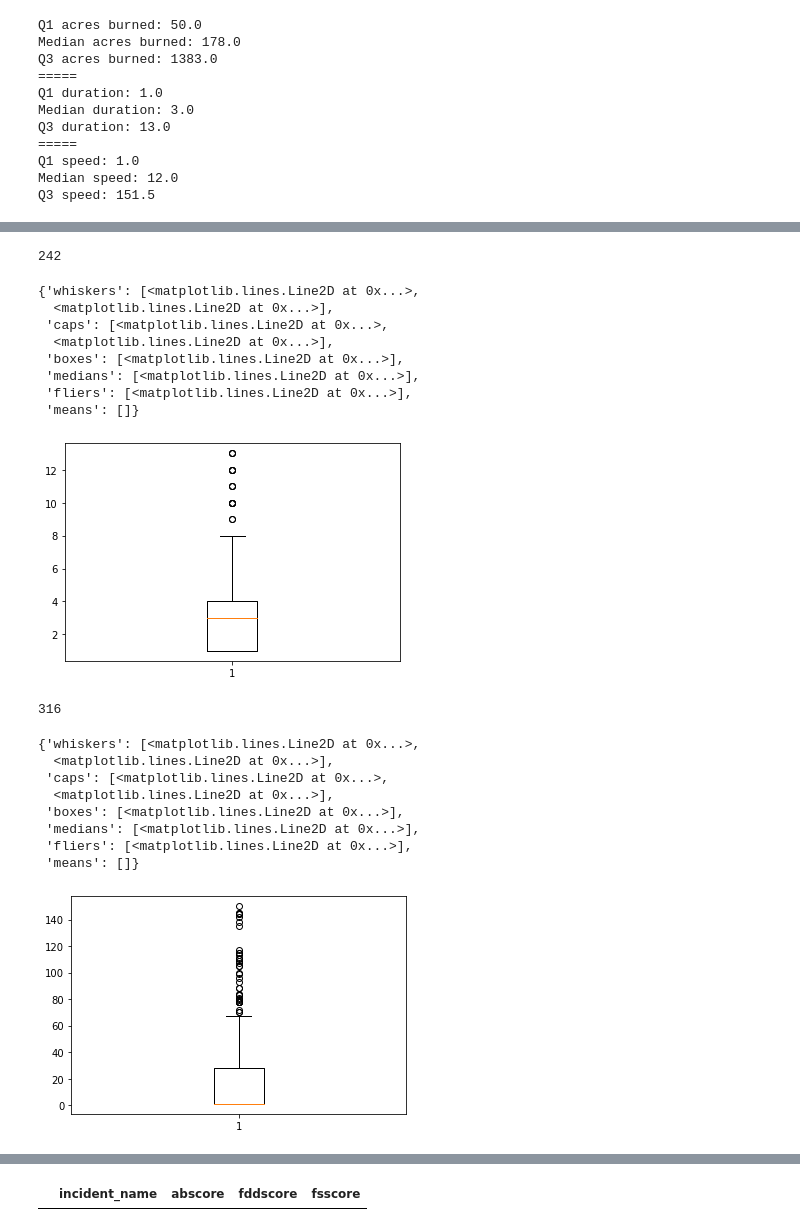
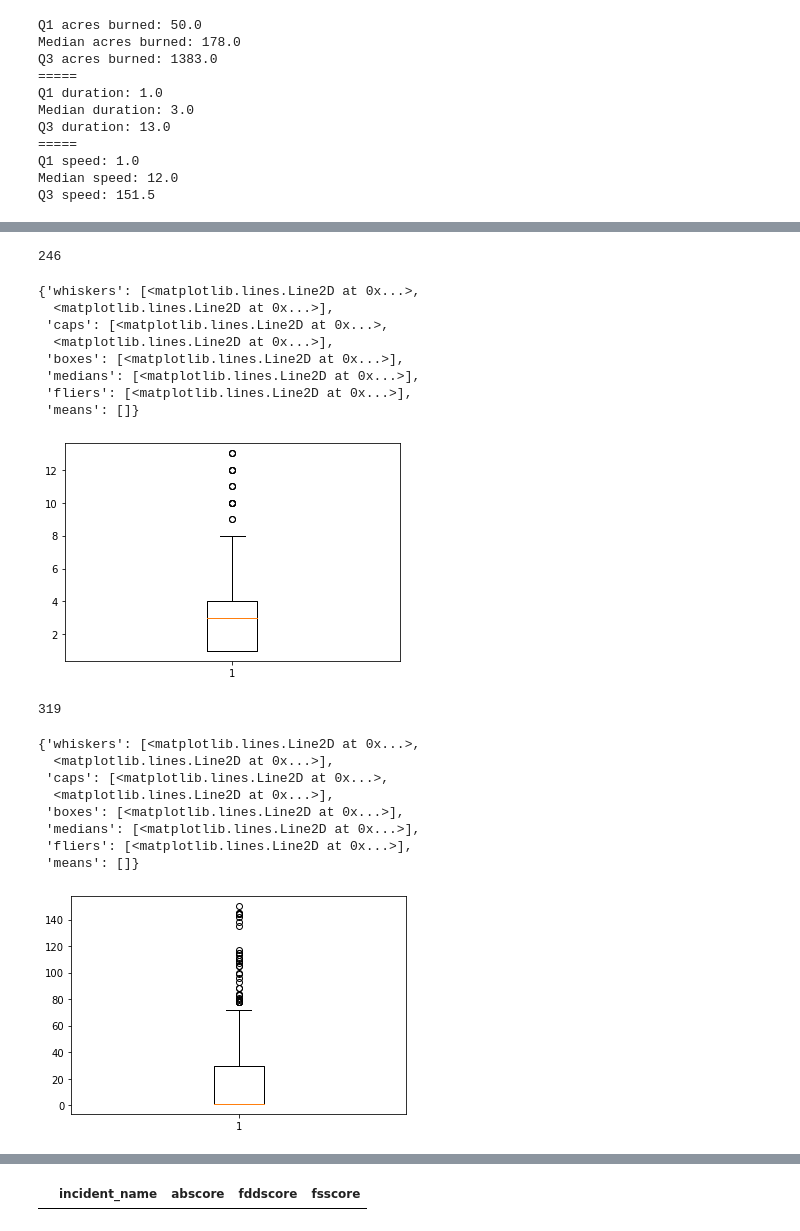
Before and after one commit to kehull/Project-2, a Jupyter notebook: data/fire_danger_score_calculation.ipynb, the cells around one changed output, grey strips where cells are left out. Cells and saved outputs as stored; diff of their text form; code cells hidden in the pictures.

```diff
--- a/data/fire_danger_score_calculation.ipynb
+++ b/data/fire_danger_score_calculation.ipynb
@@ -358,12 +344,12 @@ plt.boxplot(acres_iqr["acres_burned"])
  'means': []}
 [figure]
 # %%
-duration_iqr = unexpanded_fires.drop(unexpanded_fires["fire_duration_days"].loc[unexpanded_fires["fire_duration_days"]>q3fdd].index)
+duration_iqr = expanded_fires.drop(expanded_fires["fire_duration_days"].loc[expanded_fires["fire_duration_days"]>q3fdd].index)
 duration_iqr = duration_iqr.drop(duration_iqr["fire_duration_days"].loc[duration_iqr["fire_duration_days"]<q1fdd].index)
 print(len(duration_iqr))
 plt.boxplot(duration_iqr["fire_duration_days"])
 # %% [output]
-242
+246
 {'whiskers': [<matplotlib.lines.Line2D at 0x...>,
   <matplotlib.lines.Line2D at 0x...>],
  'caps': [<matplotlib.lines.Line2D at 0x...>,
@@ -374,21 +360,21 @@ plt.boxplot(duration_iqr["fire_duration_days"])
  'means': []}
 [figure]
 # %%
-speed_iqr = unexpanded_fires.drop(unexpanded_fires["fire_speed"].loc[unexpanded_fires["fire_speed"]>q3fs].index)
+speed_iqr = expanded_fires.drop(expanded_fires["fire_speed"].loc[expanded_fires["fire_speed"]>q3fs].index)
 speed_iqr = speed_iqr.drop(speed_iqr["fire_speed"].loc[speed_iqr["fire_speed"]<q1fs].index)
 print(len(speed_iqr))
 plt.boxplot(speed_iqr["fire_speed"])
 # %% [output]
-316
+319
 {'whiskers': [<matplotlib.lines.Line2D at 0x...>,
   <matplotlib.lines.Line2D at 0x...>],
  'caps': [<matplotlib.lines.Line2D at 0x...>,
   <matplotlib.lines.Line2D at 0x...>],
  'boxes': [<matplotlib.lines.Line2D at 0x...>],
  'medians': [<matplotlib.lines.Line2D at 0x...>],
  'fliers': [<matplotlib.lines.Line2D at 0x...>],
  'means': []}
-[figure, old version]
+[figure, new version]
 # %%
 # visualizations show that, as expected, even with outliers removed,
 #     the vast majority of fires skew towards fewer acres burned, a short duration, and slower speeds.
```
Also changed, not shown: parts of 7 cells of this notebook, 3 other files.
